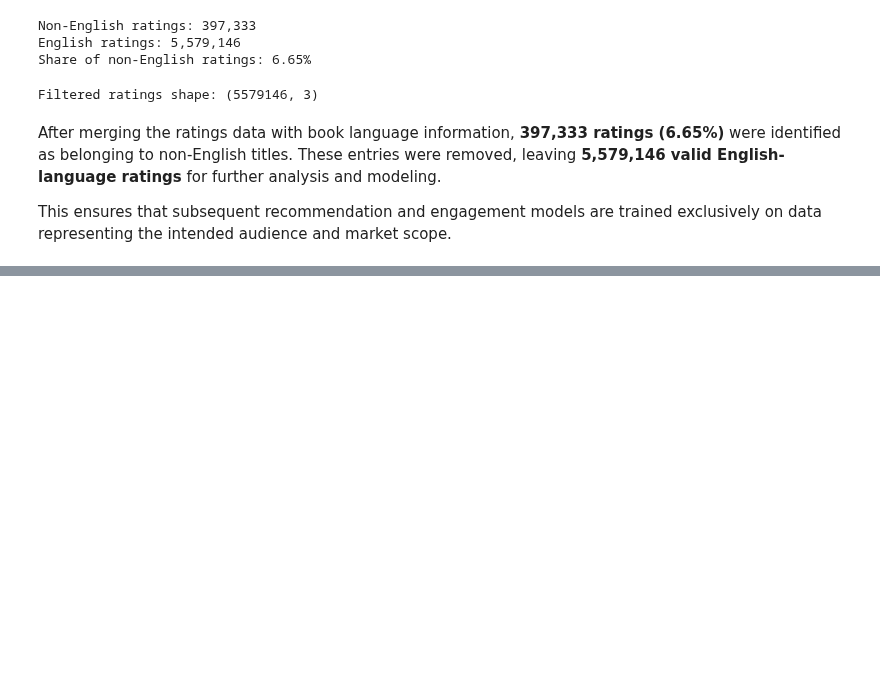
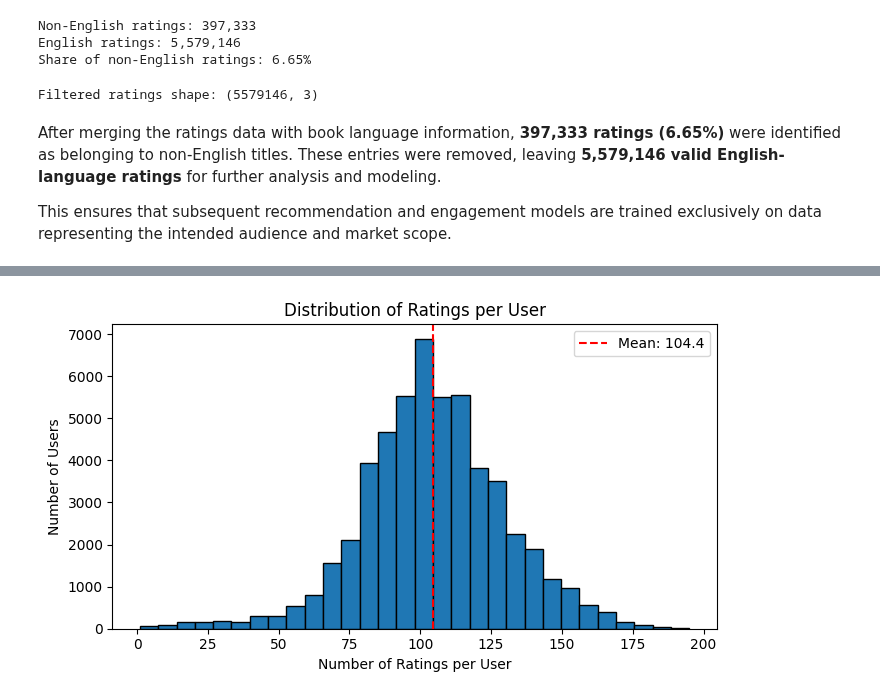
Before and after one commit to larevolucia/bookwise-analytics, a Jupyter notebook: notebooks/02_Data_Cleaning.ipynb, the cells around one changed output, grey strips where cells are left out. Saved outputs shown, nothing was run; the diff lists cells and outputs as text; code cells hidden in the pictures; blank space fills up the shorter version.

```diff
--- a/notebooks/02_Data_Cleaning.ipynb
+++ b/notebooks/02_Data_Cleaning.ipynb
@@ -2786,0 +2801,4 @@ This ensures that subsequent recommendation and engagement models are trained ex
+# %%
+# How many ratings per user?
+user_activity = ratings_clean['user_id'].value_counts()
+print(user_activity.describe().round(2))
@@ -2786,0 +2822,14 @@ This ensures that subsequent recommendation and engagement models are trained ex
+# %%
+import matplotlib.pyplot as plt
+
+plt.figure(figsize=(7, 4))
+plt.hist(user_activity, bins=30, edgecolor='black')
+plt.title('Distribution of Ratings per User')
+plt.xlabel('Number of Ratings per User')
+plt.ylabel('Number of Users')
+plt.axvline(user_activity.mean(), color='red', linestyle='--', label=f'Mean: {user_activity.mean():.1f}')
+plt.legend()
+plt.tight_layout()
+plt.show()
+# %% [output]
+[figure, added]
```
Also changed, not shown: parts of 6 cells of this notebook.
